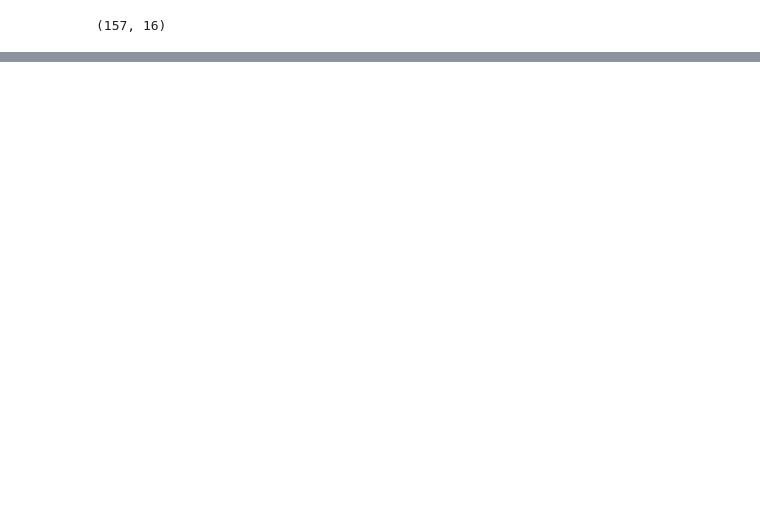
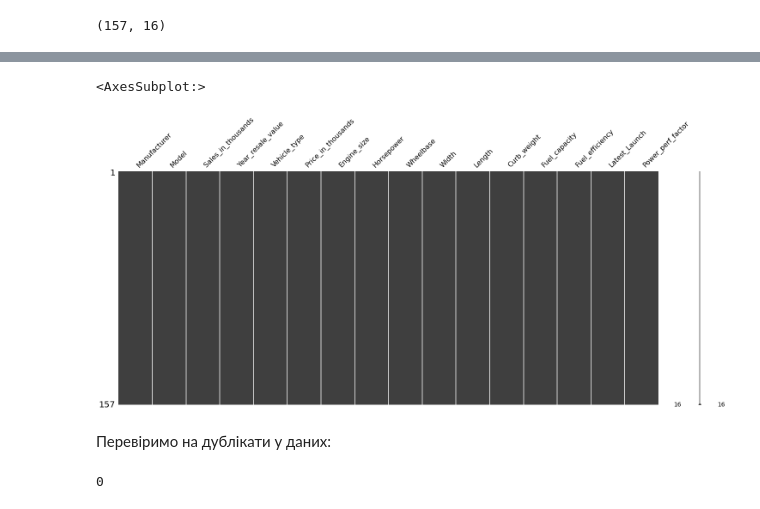
Before and after one commit to anastasiia-vsk/Car-sales, a Jupyter notebook: file.ipynb, the cells around one changed output, grey strips where cells are left out. Saved outputs shown, nothing was run; the diff lists cells and outputs as text; code cells hidden in the pictures; blank space fills up the shorter version.

```diff
--- a/file.ipynb
+++ b/file.ipynb
@@ -56,0 +81,3 @@ memory usage: 19.8+ KB
+# %%
+# перейменуємо для нормального вигляду
+carsales = carsales.rename(columns={'__year_resale_value': 'Year_resale_value'})
@@ -76 +165,12 @@ Power_perf_factor       2
 dtype: int64
+# %%
+missingno.matrix(carsales)
+# %% [output]
+<AxesSubplot:>
+[figure, added]
+# %% [markdown]
+Перевіримо на дублікати у даних:
+# %%
+carsales.duplicated().sum()
+# %% [output]
+0
```
Also changed, not shown: parts of 59 cells of this notebook.
